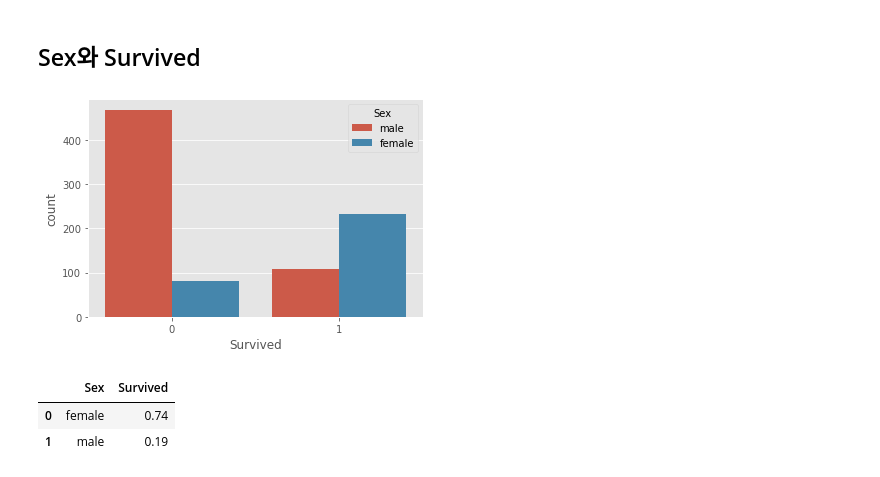
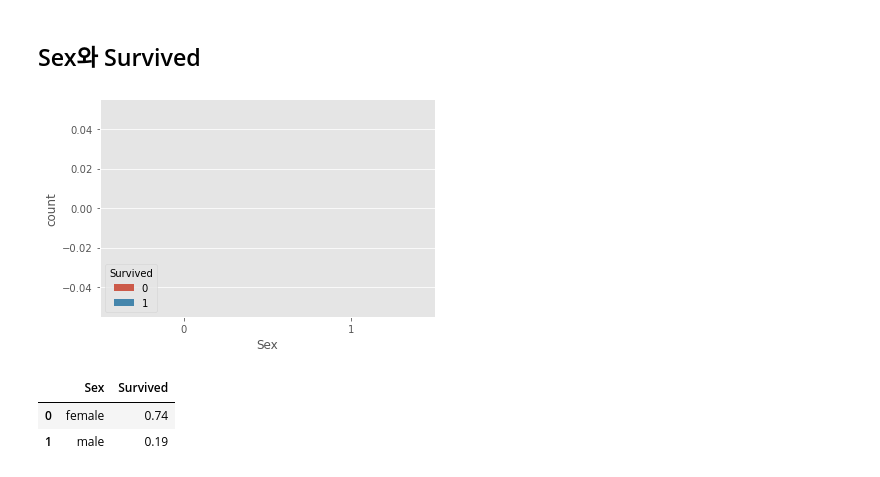
Before and after one commit to HAMJiyoung/Titanic-Machine-Learning-from-Disaster, a Jupyter notebook: Titanic_machine_learning.ipynb, the cells around one changed output. Saved outputs shown, nothing was run; the diff lists cells and outputs as text; code cells hidden in the pictures.

```diff
--- a/Titanic_machine_learning.ipynb
+++ b/Titanic_machine_learning.ipynb
@@ -108,10 +108,10 @@ df_train[['Pclass', 'Survived']].groupby('Pclass', as_index = False).mean()
 # %% [markdown]
 ## Sex와 Survived
 # %%
-sns.countplot(data = df_train, x = 'Survived', hue = 'Sex')
+sns.countplot(data = df_train, x = 'Sex', order = [0, 1], hue = 'Survived')
 plt.show()
 # %% [output]
-[figure, old version]
+[figure, new version]
 # %%
 round(df_train[['Sex', 'Survived']].groupby('Sex', as_index = False).mean(), 2)
 # %% [output]
```
Also changed, not shown: parts of 20 cells of this notebook.
